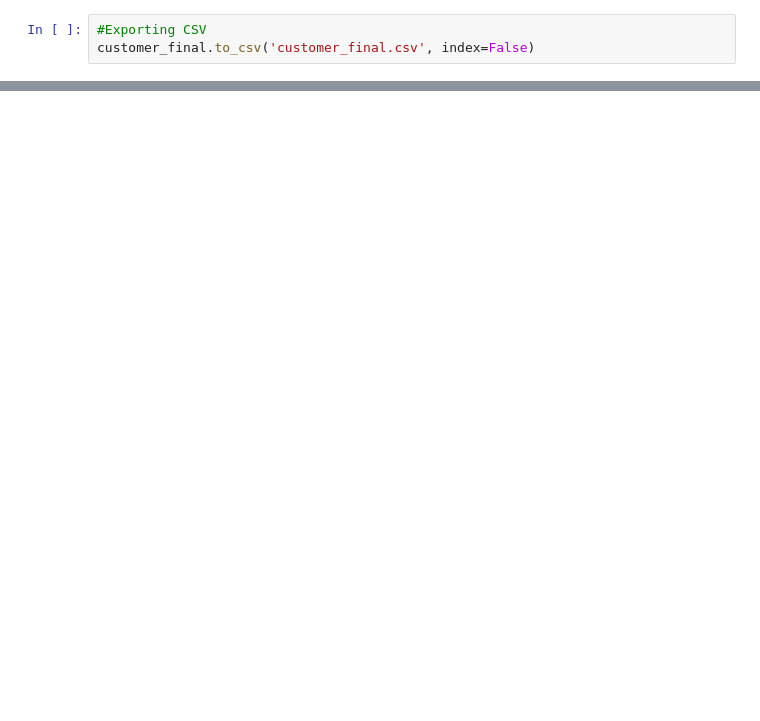
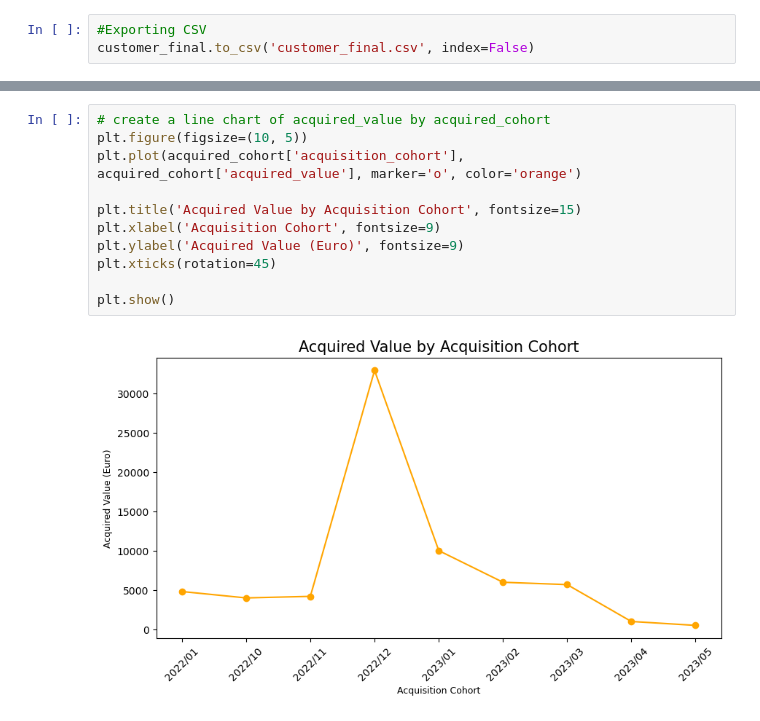
Before and after one commit to maysmelo/price_table_historical, a Jupyter notebook: Price historical table.ipynb, the cells around one changed output, grey strips where cells are left out. Saved outputs shown, nothing was run; the diff lists cells and outputs as text; blank space fills up the shorter version.

```diff
--- a/Price historical table.ipynb
+++ b/Price historical table.ipynb
@@ -269,0 +330,13 @@ chart.render_notebook()
+# %%
+# create a line chart of acquired_value by acquired_cohort
+plt.figure(figsize=(10, 5))
+plt.plot(acquired_cohort['acquisition_cohort'], acquired_cohort['acquired_value'], marker='o', color='orange')
+
+plt.title('Acquired Value by Acquisition Cohort', fontsize=15)
+plt.xlabel('Acquisition Cohort', fontsize=9)
+plt.ylabel('Acquired Value (Euro)', fontsize=9)
+plt.xticks(rotation=45)
+
+plt.show()
+# %% [output]
+[figure, added]
```
Also changed, not shown: parts of 17 cells of this notebook, 2 other files.
